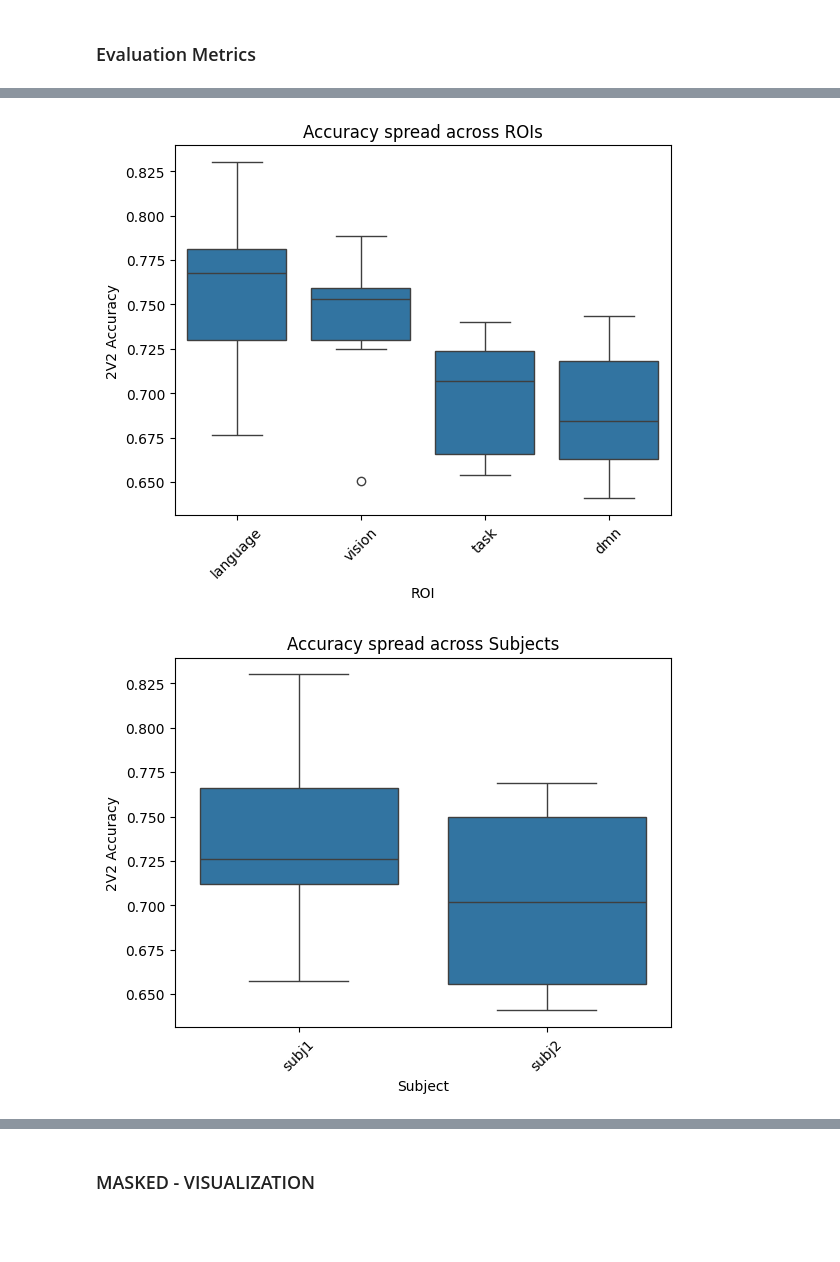
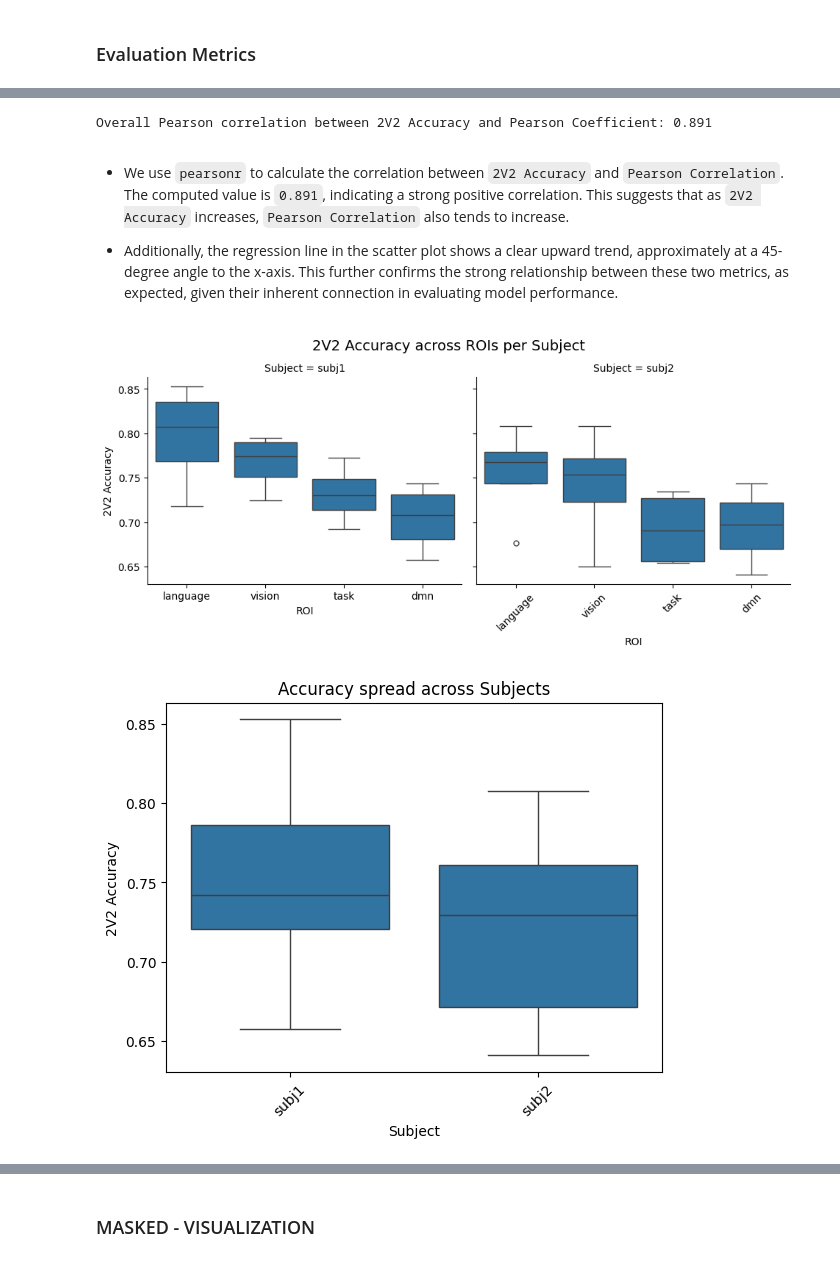
Before and after one commit to oops-moment/SEM8_IIITH, a Jupyter notebook: CSAI/Assignment_4_2021101075/encode.ipynb, the cells around one changed output, grey strips where cells are left out. Saved outputs shown, nothing was run; the diff lists cells and outputs as text; code cells hidden in the pictures; blank space fills up the shorter version.

```diff
--- a/CSAI/Assignment_4_2021101075/encode.ipynb
+++ b/CSAI/Assignment_4_2021101075/encode.ipynb
@@ -70,7 +76,8 @@ Keys in Subject 2 data: ['language', 'vision', 'dmn', 'task']
 # %% [markdown]
 ### Sentence Embedding
 # %%
-sbert_model = SentenceTransformer('all-MiniLM-L6-v2')
+sbert_model1 = SentenceTransformer('all-MiniLM-L6-v2')
+sbert_model2 = SentenceTransformer('all-mpnet-base-v2')
 t5_model = T5EncoderModel.from_pretrained('t5-small')
 t5_tokenizer = T5Tokenizer.from_pretrained('t5-small')
 clip_tokenizer = CLIPTokenizer.from_pretrained('openai/clip-vit-base-patch32')
@@ -91,21 +98,25 @@ def get_clip_embeddings(sentences):
     return outputs.last_hidden_state.mean(dim=1).numpy()
 # %%
 print("Generating Embeddings...")
-sbert_embeddings = sbert_model.encode(stimuli, show_progress_bar=True)
+sbert_embeddings1 = sbert_model1.encode(stimuli, show_progress_bar=True)
+sbert_embeddings2 = sbert_model2.encode(stimuli, show_progress_bar=True)
 t5_embeddings = get_t5_embeddings(stimuli)
 clip_embeddings = get_clip_embeddings(stimuli)
 
 print("Calculating Length of Embeddings...")
-sbert_embeddings_len = len(sbert_embeddings)
+sbert_embeddings_len1 = len(sbert_embeddings1)
+sbert_embeddings2_len2 = len(sbert_embeddings2)
 t5_embeddings_len = len(t5_embeddings)
 clip_embeddings_len = len(clip_embeddings)
 
-print(f"Length of SBERT Embeddings: {sbert_embeddings_len}")
+print(f"Length of SBERT Embeddings: {sbert_embeddings_len1}")
+print(f"Length of SBERT Embeddings: {sbert_embeddings2_len2}")
 print(f"Length of T5 Embeddings: {t5_embeddings_len}")
 print(f"Length of CLIP Embeddings: {clip_embeddings_len}")
 
 # Print Length of each embedding
-print(f"Length of SBERT Embeddings: {sbert_embeddings.shape}")
+print(f"Length of SBERT Embeddings: {sbert_embeddings1.shape}")
+print(f"Length of SBERT Embeddings: {sbert_embeddings2.shape}")
 print(f"Length of T5 Embeddings: {t5_embeddings.shape}")
 print(f"Length of CLIP Embeddings: {clip_embeddings.shape}")
 # %% [output]
@@ -121,7 +134,8 @@ Length of CLIP Embeddings: (627, 512)
 
 # Combine all embeddings
 embeddings = {
-    'SBERT': sbert_embeddings,
+    'SBERT1': sbert_embeddings1,
+    'SBERT2': sbert_embeddings2,
     'T5': t5_embeddings,
     'CLIP': clip_embeddings
 }
@@ -329,15 +421,35 @@ plt.show()
+# %%
+from scipy.stats import pearsonr
+corr, _ = pearsonr(results_df['Pearson Correlation'], results_df['2V2 Accuracy'])
+print(f"Overall Pearson correlation between 2V2 Accuracy and Pearson Coefficient: {corr:.3f}")
+# %% [output]
+Overall Pearson correlation between 2V2 Accuracy and Pearson Coefficient: 0.891
+# %% [markdown]
+- We use `pearsonr` to calculate the correlation between `2V2 Accuracy` and `Pearson Correlation`. The computed value is `0.891`, indicating a strong positive correlation. This suggests that as `2V2 Accuracy` increases, `Pearson Correlation` also tends to increase.
+
+- Additionally, the regression line in the scatter plot shows a clear upward trend, approximately at a 45-degree angle to the x-axis. This further confirms the strong relationship between these two metrics, as expected, given their inherent connection in evaluating model performance.
 # %%
-sns.boxplot(data=results_df, x='ROI', y='2V2 Accuracy')
-plt.title('Accuracy spread across ROIs')
+sns.catplot(
+    data=results_df,
+    x='ROI',
+    y='2V2 Accuracy',
+    col='Subject',
+    kind='box',
+    col_wrap=2,  # adjust depending on how many subjects
+    height=4,
+    aspect=1.2
+)
+
+plt.subplots_adjust(top=0.85)
+plt.suptitle('2V2 Accuracy across ROIs per Subject', fontsize=14)
 plt.xticks(rotation=45)
 plt.show()
 # %% [output]
-[figure, old version]
+[figure, new version]
 # %%
-
 sns.boxplot(data=results_df, x='Subject', y='2V2 Accuracy')
 plt.title('Accuracy spread across Subjects')
 plt.xticks(rotation=45)
 plt.show()
 # %% [output]
-[figure, old version]
+[figure, new version]
```
Also changed, not shown: parts of 39 cells of this notebook, 2 other files.
